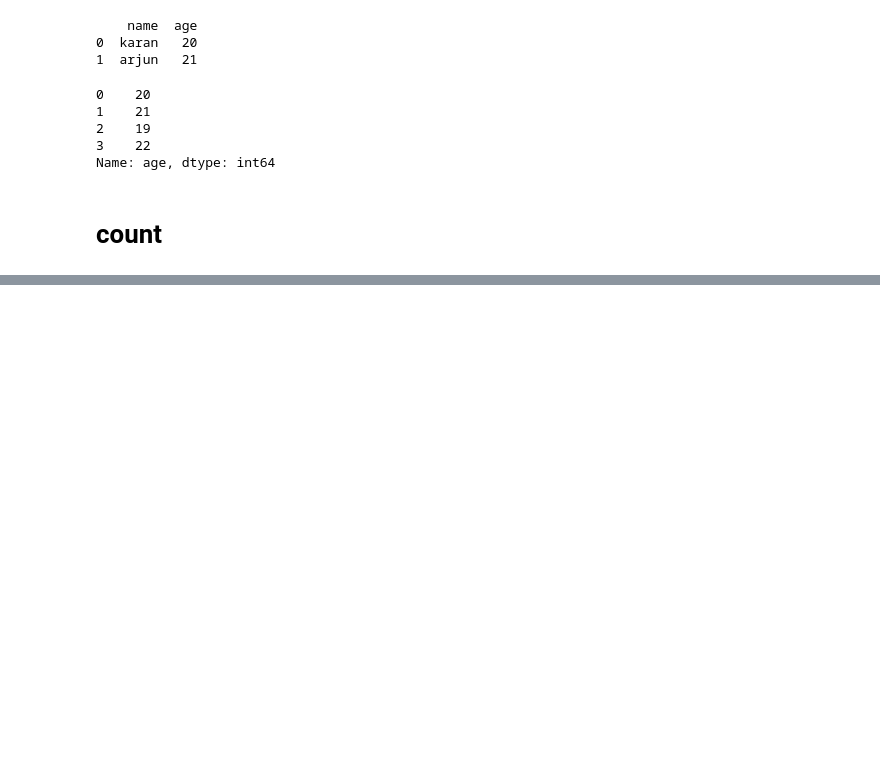
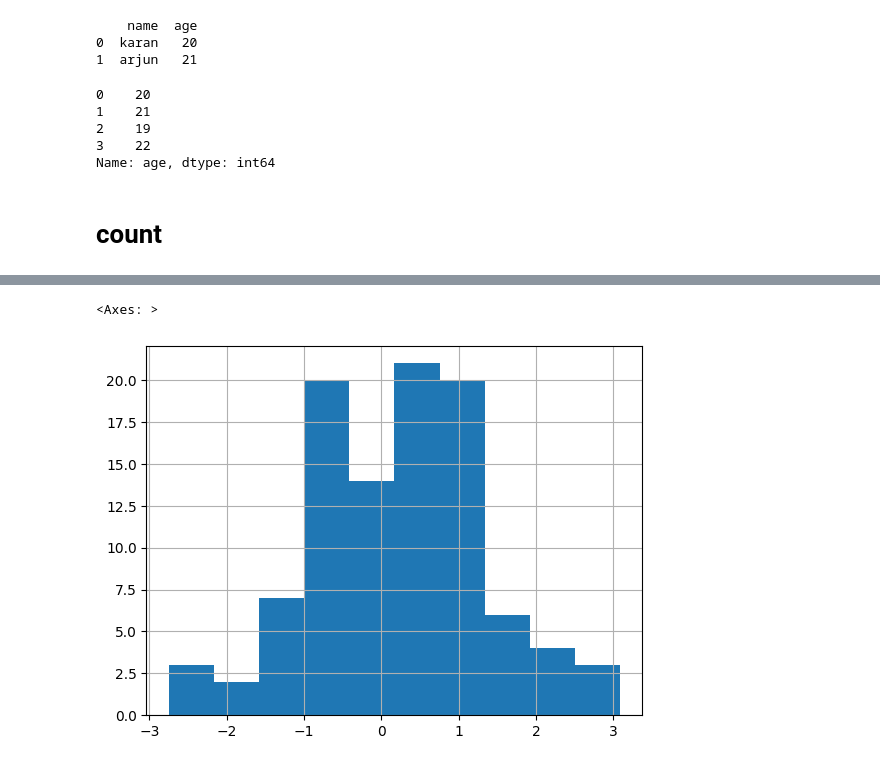
Before and after one commit to bloodykunu39/summer-term, a Jupyter notebook: pandas/pandas.ipynb, the cells around one changed output, grey strips where cells are left out. Cells and saved outputs as stored; diff of their text form; code cells hidden in the pictures; blank space fills up the shorter version.

```diff
--- a/pandas/pandas.ipynb
+++ b/pandas/pandas.ipynb
@@ -263,0 +1062,2 @@ print(dog_df)
+# %%
+my_df = pd.DataFrame(randn(100, 4), columns=["Mon", "Tues", "Wed", "Thur"])
@@ -263,0 +1080,6 @@ print(dog_df)
+# %%
+#histogram
+my_df["Mon"].hist()#it will give the histogram of the Mon column
+# %% [output]
+<Axes: >
+[figure, added]
```
Also changed, not shown: parts of 122 cells of this notebook, 2 other files.
